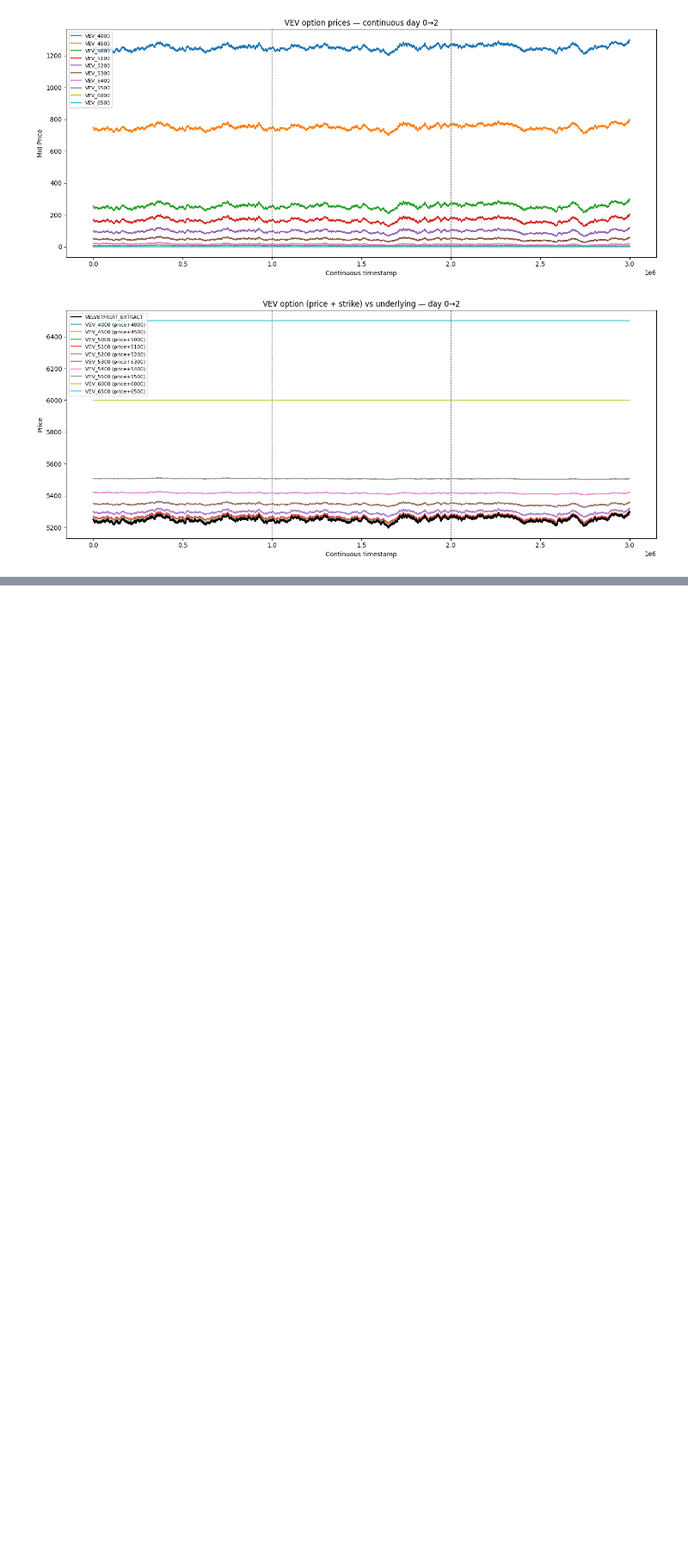
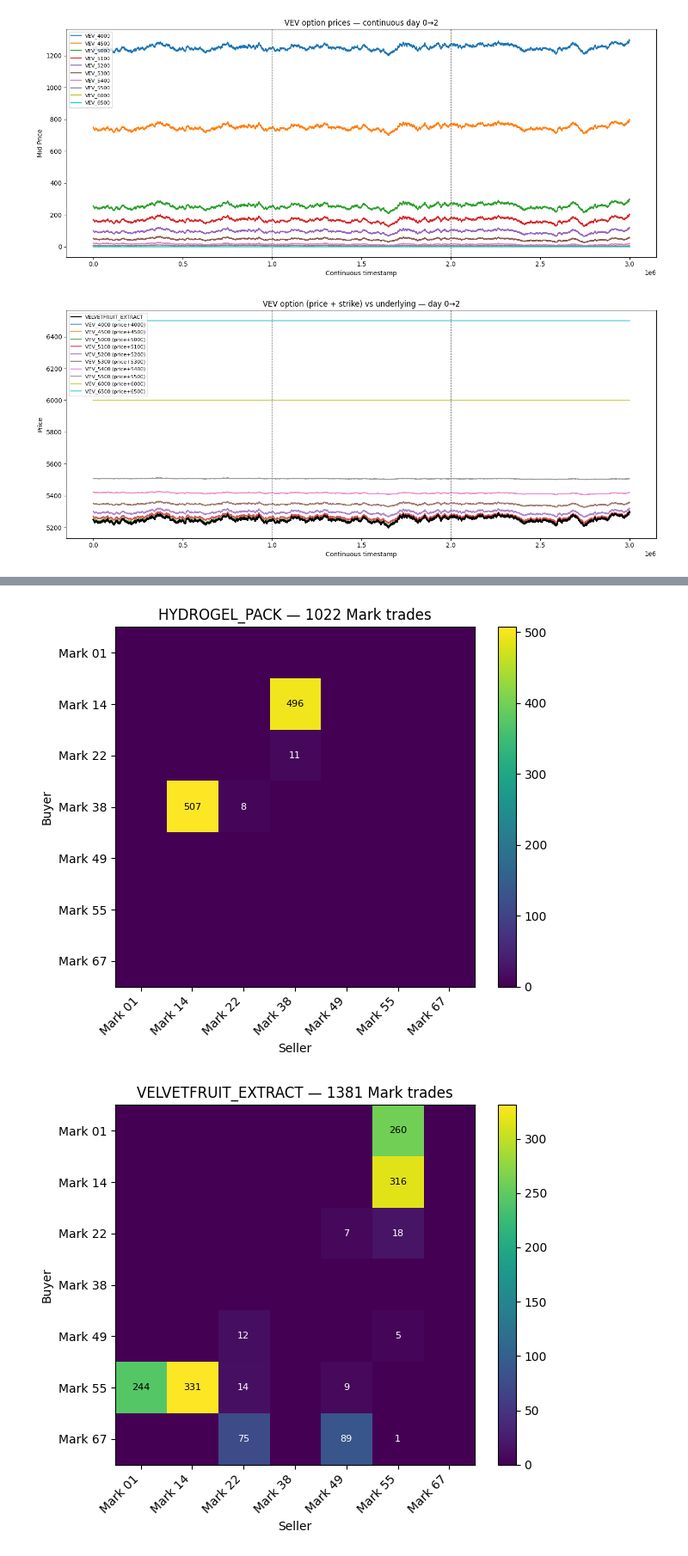
Before and after one commit to pig8pig/imc-prosperity-3, a Jupyter notebook: rounds/analysis.ipynb, the cells around one changed output, grey strips where cells are left out. Shown at 86% size. Cells and saved outputs as stored; diff of their text form; code cells hidden in the pictures; blank space fills up the shorter version.

```diff
--- a/rounds/analysis.ipynb
+++ b/rounds/analysis.ipynb
@@ -539,0 +708,57 @@ plt.show()
+# %%
+# ── Part 2: interaction matrices ────────────────────────────────────────────
+by_sym = defaultdict(list)
+for tr in trades_r4:
+    by_sym[tr["symbol"]].append(tr)
+
+closed_pairs = []
+top_partners = defaultdict(dict)
+
+for sym in ALL_SYMBOLS:
+    rows = by_sym.get(sym, [])
+    if not rows: continue
+    n = len(COUNTERPARTIES); mat = np.zeros((n, n), dtype=int)
+    for tr in rows:
+        if tr["buyer"] in COUNTERPARTIES and tr["seller"] in COUNTERPARTIES:
+            mat[COUNTERPARTIES.index(tr["buyer"]), COUNTERPARTIES.index(tr["seller"])] += 1
+
+    fig, ax = plt.subplots(figsize=(6.5, 5.5))
+    im = ax.imshow(mat, cmap="viridis")
+    ax.set_xticks(range(n)); ax.set_xticklabels(COUNTERPARTIES, rotation=45, ha="right")
+    ax.set_yticks(range(n)); ax.set_yticklabels(COUNTERPARTIES)
+    ax.set_xlabel("Seller"); ax.set_ylabel("Buyer")
+    ax.set_title(f"{sym} — {len(rows)} Mark trades")
+    for i in range(n):
+        for j in range(n):
+            if mat[i, j]:
+                ax.text(j, i, str(mat[i, j]), ha="center", va="center",
+                        color="white" if mat[i, j] < mat.max()/2 else "black", fontsize=8)
+    fig.colorbar(im, ax=ax, fraction=0.046)
+    fig.tight_layout()
+    fig.savefig(f"cp_matrix_{sym}.png", dpi=110)
+    plt.show()
+
+    # Top partners + closed-pair detection
+    for i, m in enumerate(COUNTERPARTIES):
+        partners = Counter()
+        for j, other in enumerate(COUNTERPARTIES):
+            partners[other] += int(mat[i, j])
+            partners[other] += int(mat[j, i])
+        partners = {k: v for k, v in partners.items() if v > 0}
+        top_partners[sym][m] = sorted(partners.items(), key=lambda kv: -kv[1])[:3]
+        if len(partners) == 1:
+            closed_pairs.append((m, list(partners.keys())[0], sym, sum(partners.values())))
+
+print("Top 3 partners per Mark per product:")
+for sym, md in top_partners.items():
+    print(f"  {sym}:")
+    for m, top in md.items():
+        if top:
+            print(f"    {m}: " + ", ".join(f"{p}({n})" for p, n in top))
+
+print("\nClosed pairs (Mark trades ONLY one counterparty on this product):")
+for a, b, sym, n in closed_pairs:
+    print(f"  {a} ↔ {b}  on {sym}  ({n} trades)")
+# %% [output]
+[figure, added]
+[figure, added]
```
Also changed, not shown: parts of 23 cells of this notebook, 46 other files.
